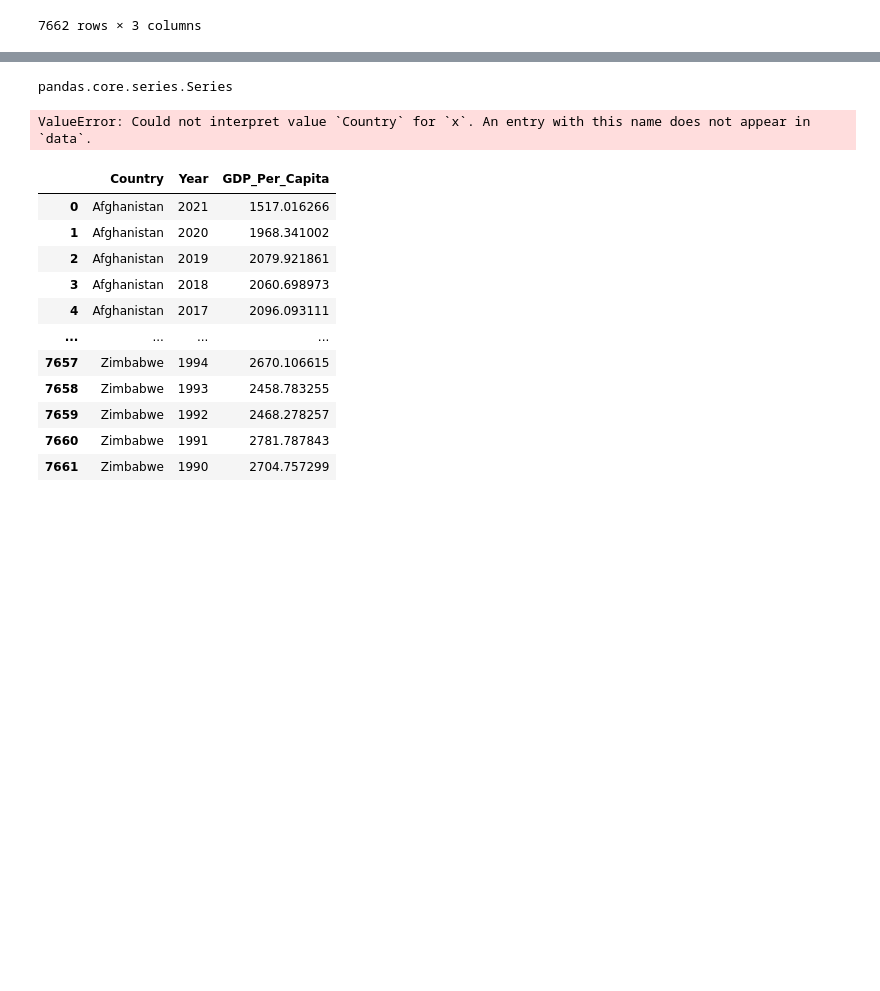
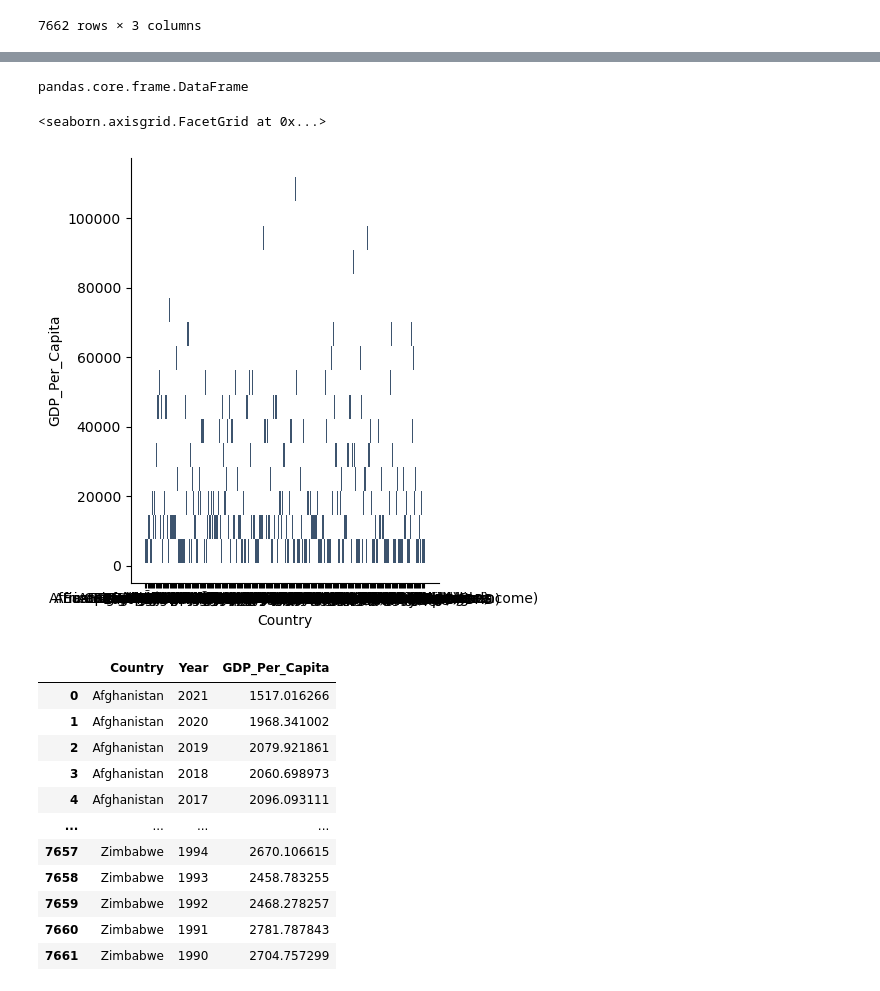
Before and after one commit to NSS-Data-Analytics-Cohort-13/un-exploration-Philip-Schingle, a Jupyter notebook: notebooks/UN_data_project.ipynb, the cells around one changed output, grey strips where cells are left out. Cells and saved outputs as stored; diff of their text form; code cells hidden in the pictures; blank space fills up the shorter version.

```diff
--- a/notebooks/UN_data_project.ipynb
+++ b/notebooks/UN_data_project.ipynb
@@ -167,4 +191,4 @@ gdp_df
 | 7661 | Zimbabwe | 1990 | 2704.757299 |
 7662 rows × 3 columns
 # %%
-gdp_df[gdp_df['Year']==2020]['Country','GDP_Per_Capita']
+gdp_year_2020=gdp_df[gdp_df['Year']==2020][['Country','GDP_Per_Capita']]
@@ -192,13 +200,12 @@ TypeError: Data source must be a DataFrame or Mapping, not <class 'pandas.core.s
 # %%
 type(gdp_year_2020)
 # %% [output]
-pandas.core.series.Series
+pandas.core.frame.DataFrame
-# %%
-gdp_year_2020 = gdp_year_2020.to_frame()
 # %%
-sns.displot(data=gdp_year_2020,x= "Country",y= "GPD_Per_Capitakde")
+sns.displot(data=gdp_year_2020,x= "Country",y= "GDP_Per_Capita")
 # %% [output]
-ValueError: Could not interpret value `Country` for `x`. An entry with this name does not appear in `data`.
+<seaborn.axisgrid.FacetGrid at 0x...>
+[figure, added]
 # %%
 gdp_df
 # %% [output]
```
Also changed, not shown: parts of 41 cells of this notebook.
